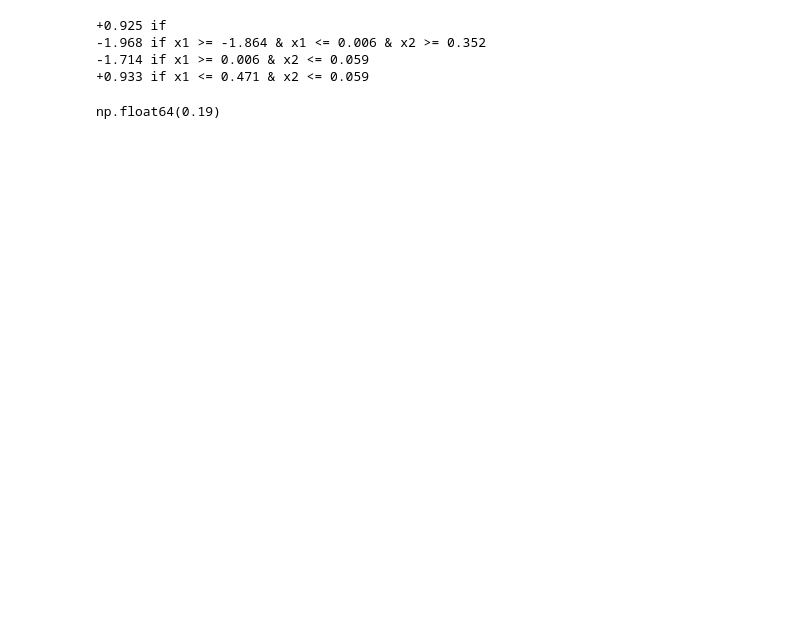
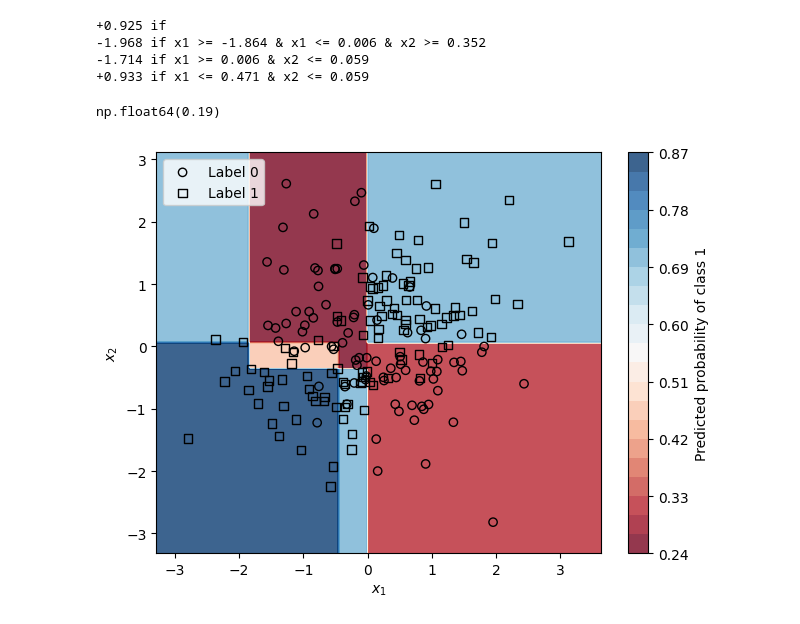
Before and after one commit to marioboley/ruleboost, a Jupyter notebook: spikes/polymorphism.ipynb, the cells around one changed output. Saved outputs shown, nothing was run; the diff lists cells and outputs as text; code cells hidden in the pictures; blank space fills up the shorter version.

Commit message:
fix predict_proba

```diff
--- a/spikes/polymorphism.ipynb
+++ b/spikes/polymorphism.ipynb
@@ -675,7 +675,7 @@ class RuleBoostingClassifier(BaseRuleBoostingEstimator):
         return super().fit(x, y_encoded)
 
     def predict_proba(self, x):
-        res = np.zeros(len(x), self.q_)
+        res = np.zeros((len(x), len(self.classes_)))
         res[:, 1] = sigmoid(super().predict(x))
         res[:, 0] = 1 - res[:, 1]
         return res
@@ -703,3 +702,28 @@ print(classifier.rules_str())
 (classifier.predict(x) != y_class).mean()
 # %% [output]
 np.float64(0.19)
+# %%
+x0, x1 = x[:, 0], x[:, 1]
+
+xx, yy = np.meshgrid(
+    np.linspace(x0.min() - 0.5, x0.max() + 0.5, 200),
+    np.linspace(x1.min() - 0.5, x1.max() + 0.5, 200)
+)
+grid = np.c_[xx.ravel(), yy.ravel()]
+probs = classifier.predict_proba(grid)[:, 1].reshape(xx.shape)
+
+cf = plt.contourf(xx, yy, probs, levels=20, cmap='RdBu', alpha=0.8)
+for label, marker in zip([0, 1], ['o', 's']):
+    idx = (y_class == label)
+    plt.scatter(x[idx, 0], x[idx, 1], marker=marker,
+                facecolors='none', edgecolors='k', label=f"Label {label}")
+
+plt.colorbar(cf, label="Predicted probability of class 1")
+
+plt.xlabel('$x_1$')
+plt.ylabel('$x_2$')
+plt.legend()
+plt.tight_layout()
+plt.show()
+# %% [output]
+[figure, added]
```
Also changed, not shown: parts of 1 cell of this notebook.
